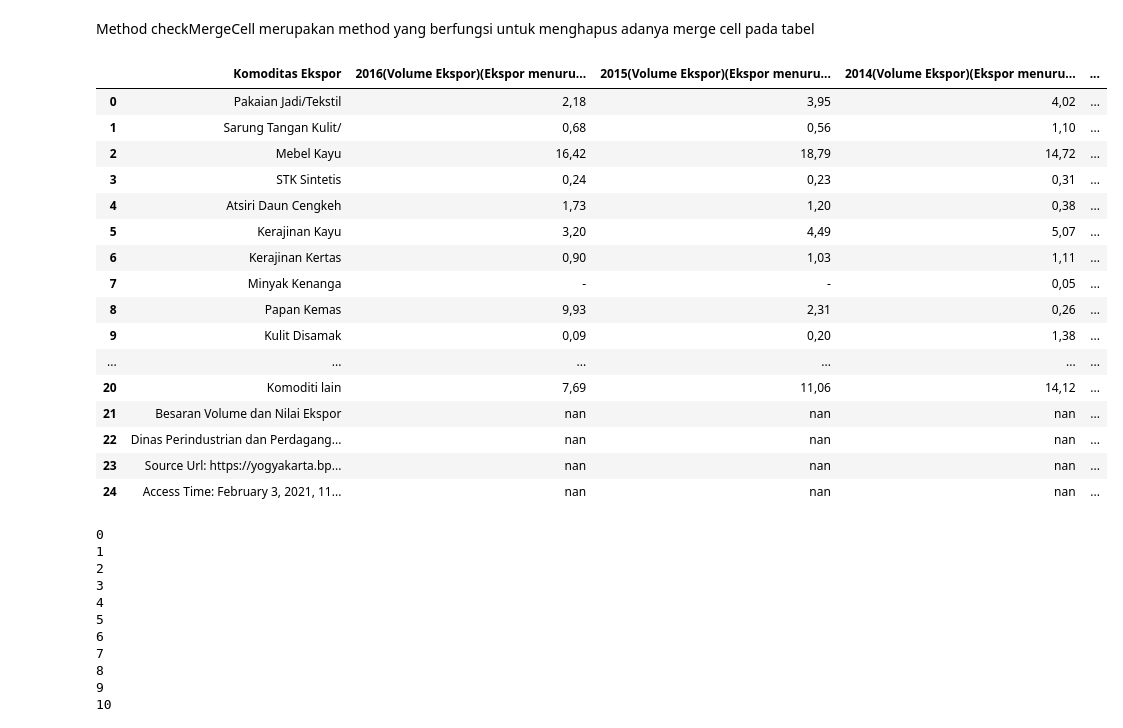
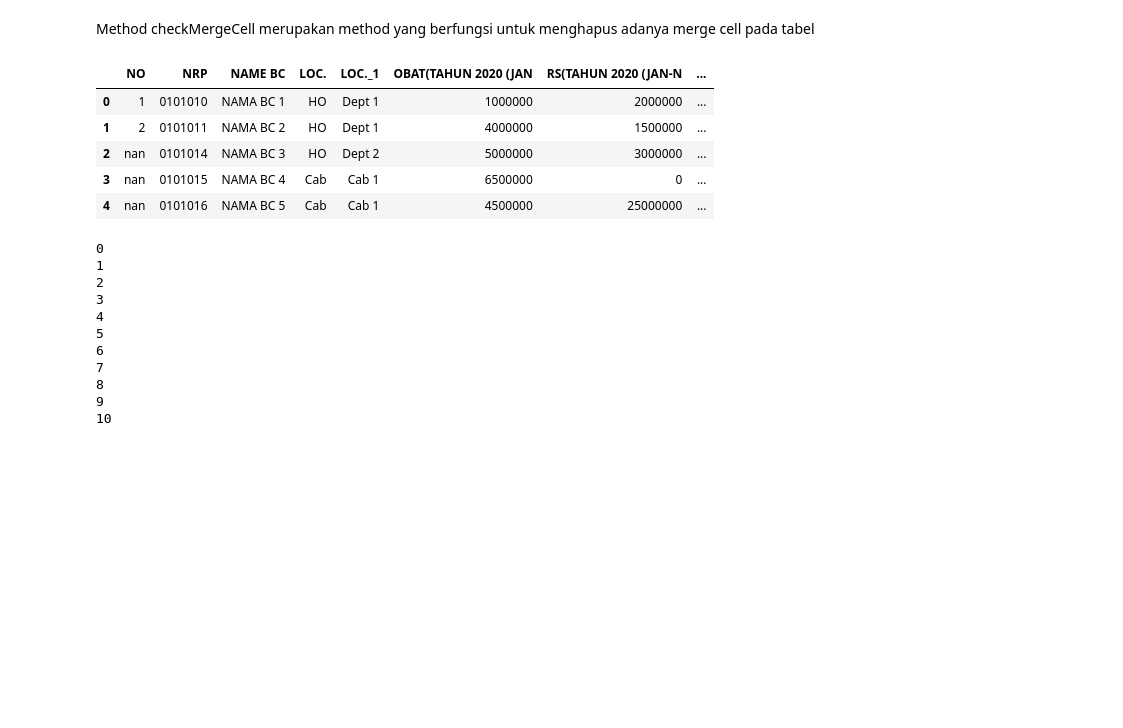
Before and after one commit to luqmanrofifm/Excel_Table_Automation, a Jupyter notebook: ExcelAutomation.ipynb, the cells around one changed output. Cells and saved outputs as stored; diff of their text form; code cells hidden in the pictures; blank space fills up the shorter version.

```diff
--- a/ExcelAutomation.ipynb
+++ b/ExcelAutomation.ipynb
@@ -512,26 +549,15 @@ def findIndexMergedCell(duplicateIndex, index):
         if (index > duplicateIndex[i]):
           return duplicateIndex[i]
 # %%
-coba = cleaningTable('/content/Ekspor_menurut_Mata_Dagangan_di_D.I._Yogyakarta.xlsx')
+coba = cleaningTable('/content/DATA_DUMMY_MEDICAL_-_RS_-_KM_-_Januari_2020_s_d_November_2020.xlsx')
 coba[0][0]
 # %% [output]
-|  | Komoditas Ekspor | 2016(Volume Ekspor)(Ekspor menuru... | 2015(Volume Ekspor)(Ekspor menuru... | 2014(Volume Ekspor)(Ekspor menuru... | ... |
-| 0 | Pakaian Jadi/Tekstil | 2,18 | 3,95 | 4,02 | ... |
-| 1 | Sarung Tangan Kulit/ | 0,68 | 0,56 | 1,10 | ... |
-| 2 | Mebel Kayu | 16,42 | 18,79 | 14,72 | ... |
-| 3 | STK Sintetis | 0,24 | 0,23 | 0,31 | ... |
-| 4 | Atsiri Daun Cengkeh | 1,73 | 1,20 | 0,38 | ... |
-| 5 | Kerajinan Kayu | 3,20 | 4,49 | 5,07 | ... |
-| 6 | Kerajinan Kertas | 0,90 | 1,03 | 1,11 | ... |
-| 7 | Minyak Kenanga | - | - | 0,05 | ... |
-| 8 | Papan Kemas | 9,93 | 2,31 | 0,26 | ... |
-| 9 | Kulit Disamak | 0,09 | 0,20 | 1,38 | ... |
-| ... | ... | ... | ... | ... | ... |
-| 20 | Komoditi lain | 7,69 | 11,06 | 14,12 | ... |
-| 21 | Besaran Volume dan Nilai Ekspor | nan | nan | nan | ... |
-| 22 | Dinas Perindustrian dan Perdagang... | nan | nan | nan | ... |
-| 23 | Source Url: https://yogyakarta.bp... | nan | nan | nan | ... |
-| 24 | Access Time: February 3, 2021, 11... | nan | nan | nan | ... |
+|  | NO | NRP | NAME BC | LOC. | LOC._1 | OBAT(TAHUN 2020 (JAN | RS(TAHUN 2020 (JAN-N | ... |
+| 0 | 1 | 0101010 | NAMA BC 1 | HO | Dept 1 | 1000000 | 2000000 | ... |
+| 1 | 2 | 0101011 | NAMA BC 2 | HO | Dept 1 | 4000000 | 1500000 | ... |
+| 2 | nan | 0101014 | NAMA BC 3 | HO | Dept 2 | 5000000 | 3000000 | ... |
+| 3 | nan | 0101015 | NAMA BC 4 | Cab | Cab 1 | 6500000 | 0 | ... |
+| 4 | nan | 0101016 | NAMA BC 5 | Cab | Cab 1 | 4500000 | 25000000 | ... |
 # %%
 tes = removeTitle(coba[0][0])
 tes
```
Also changed, not shown: parts of 1 cell of this notebook.
